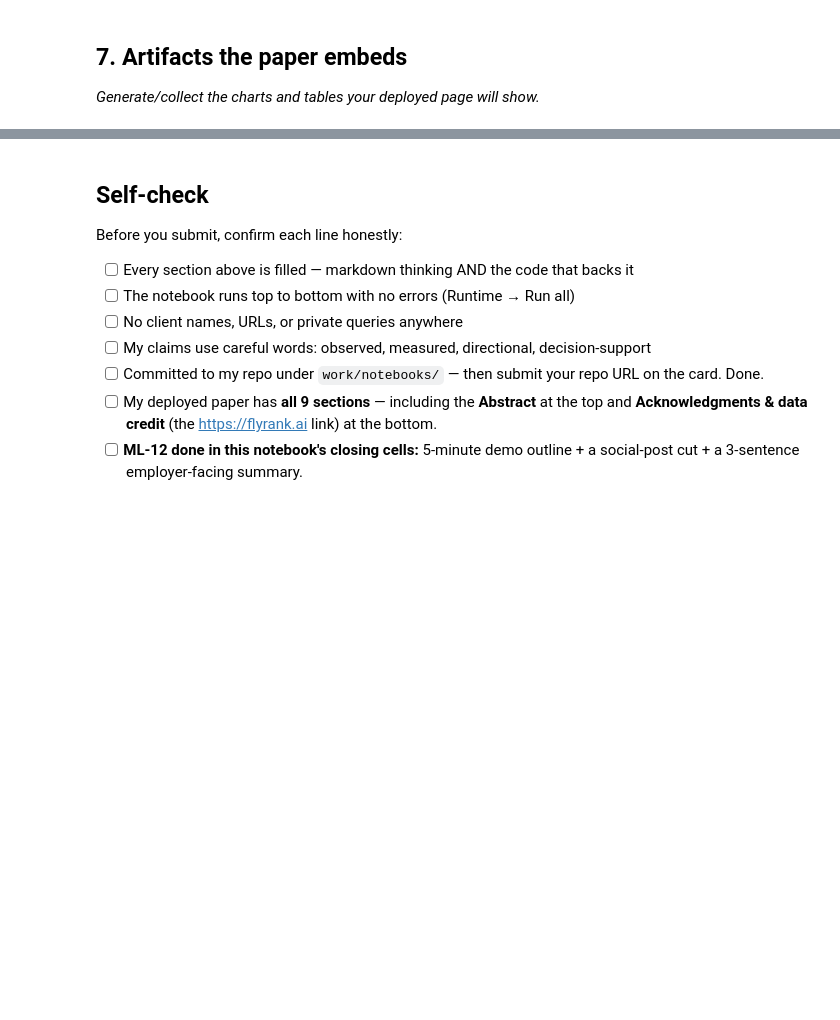
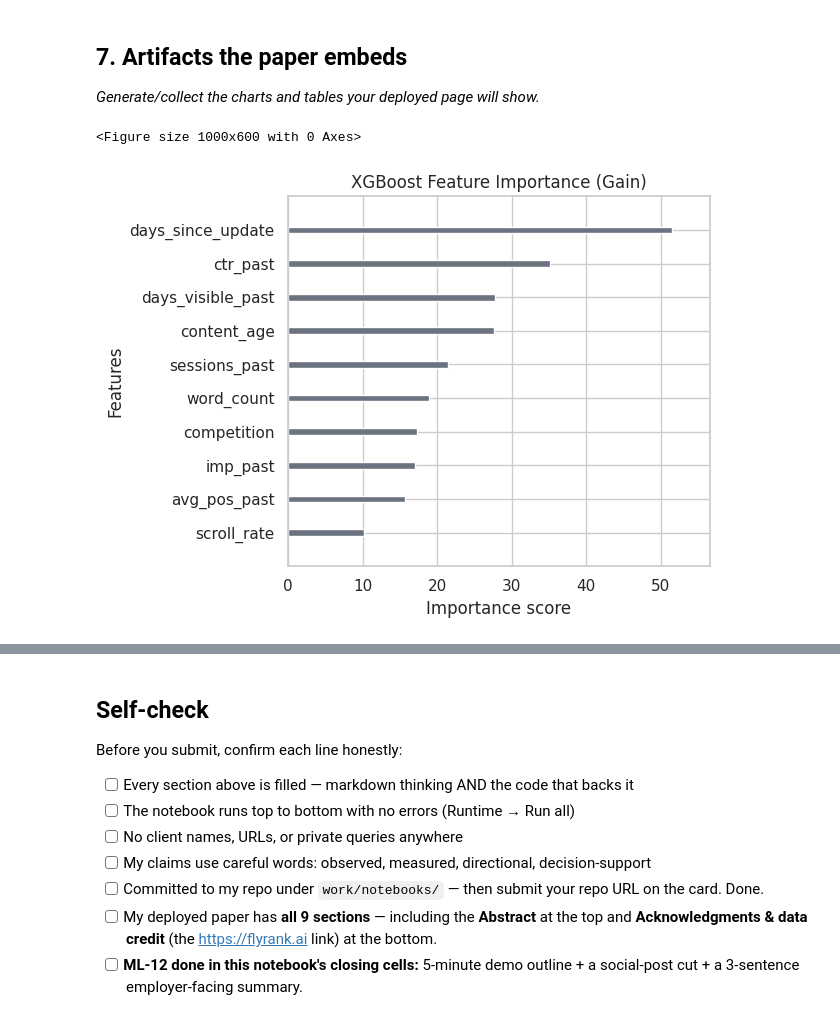
Before and after one commit to oliwialosko/ML_Assignment1, a Jupyter notebook: work/notebooks/capstone.ipynb, the cells around one changed output, grey strips where cells are left out. Saved outputs shown, nothing was run; the diff lists cells and outputs as text; code cells hidden in the pictures; blank space fills up the shorter version.

```diff
--- a/work/notebooks/capstone.ipynb
+++ b/work/notebooks/capstone.ipynb
@@ -34,3 +526,18 @@ This skeleton is yours to fill. Work the sections **in order** — each one has
 ## 7. Artifacts the paper embeds
 
 *Generate/collect the charts and tables your deployed page will show.*
+# %%
+#Figure 2: Feature Importances (build-in)
+plt.figure(figsize=(10, 6))
+plot_importance(study.best_trial.user_attrs.get('model', best_model),
+                importance_type='gain',
+                max_num_features=10,
+                color='#6b7280',
+                title='XGBoost Feature Importance (Gain)',
+                show_values=False)
+plt.tight_layout()
+plt.savefig('fig_2_feature_importance.png', dpi=300)
+plt.show()
+# %% [output]
+<Figure size 1000x600 with 0 Axes>
+[figure, added]
```
Also changed, not shown: parts of 23 cells of this notebook.
